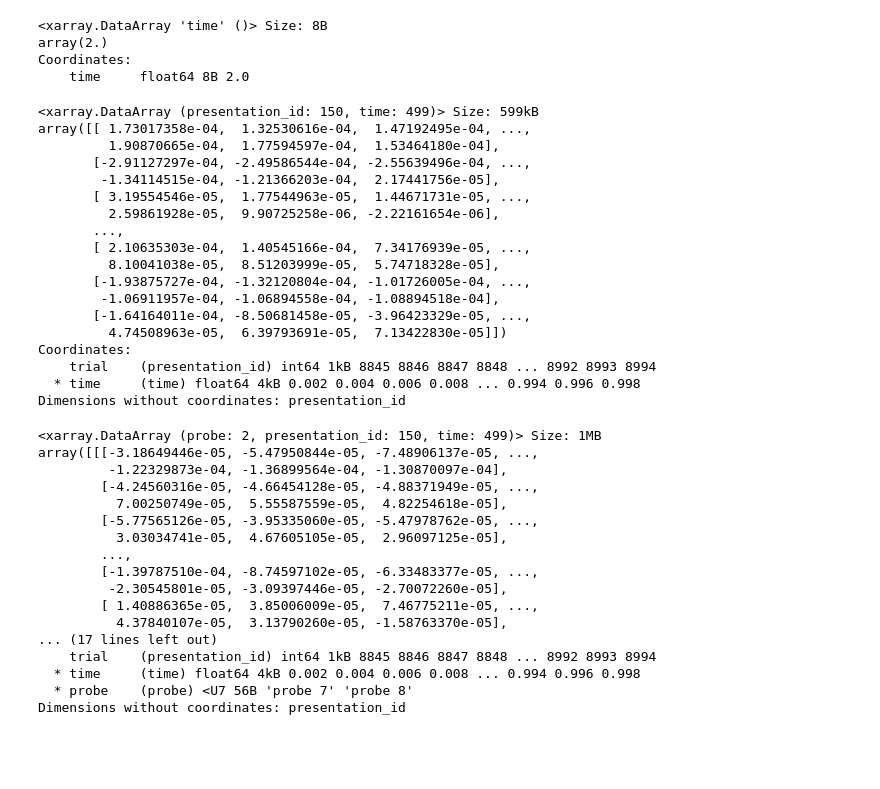
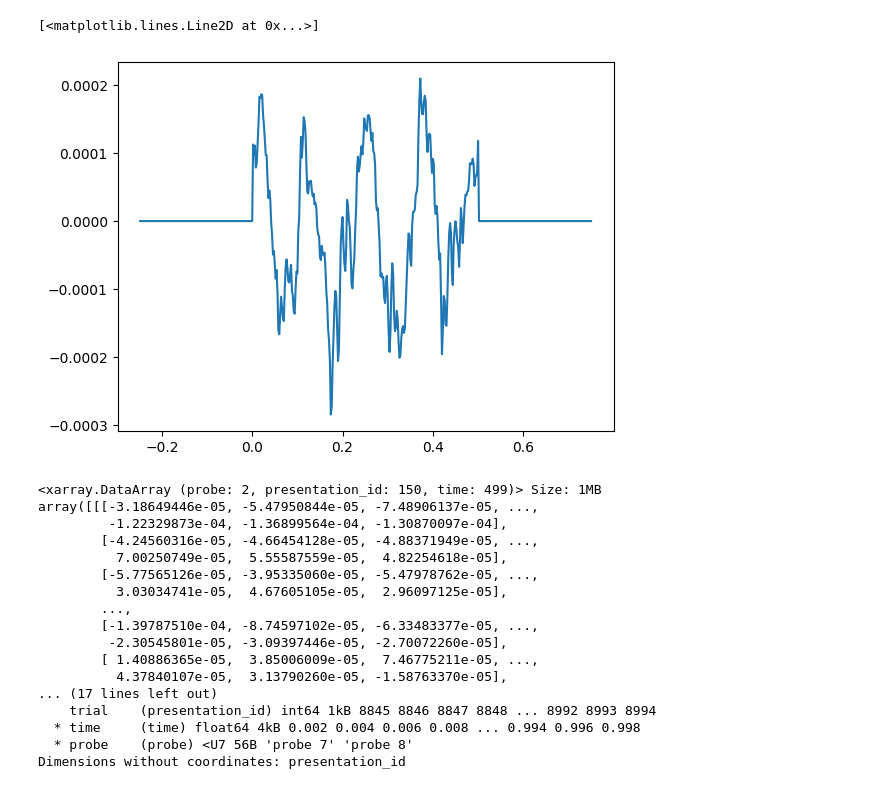
Before and after one commit to ntolley/aperiodic_shield, a Jupyter notebook: aperiodic.ipynb, the cells around one changed output. Drawn from its saved outputs; the diff is of its cells as text; code cells hidden in the pictures; blank space fills up the shorter version.

```diff
--- a/aperiodic.ipynb
+++ b/aperiodic.ipynb
@@ -24,7 +24,7 @@ subj_id = 2
 
 down_srate = 500
 roi = ['LGd', 'VISp']
-toi = [0, 2]
+toi = [0, .5]
 
 mice_sess = load_animals_oi()
 
@@ -43,34 +43,31 @@ ses_file = list(filter(lambda s: session in s, ses_files))
 
 with open(os.path.join(data_path,'results_lfp_layer', f'lfp_{subj}_{session}.pkl'), 'rb') as f:
     lfp = pickle.load(f)
-# %%
-lfp['LGd']['probe 7'].time[-1]
-# %% [output]
-<xarray.DataArray 'time' ()> Size: 8B
-array(2.)
-Coordinates:
-    time     float64 8B 2.0
-# %%
-lfp['LGd']['probe 7'].sel(time=(lfp['LGd']['probe 7'].time > 0) & (lfp['LGd']['probe 7'].time <1))
-# %% [output]
-<xarray.DataArray (presentation_id: 150, time: 499)> Size: 599kB
-array([[ 1.73017358e-04,  1.32530616e-04,  1.47192495e-04, ...,
-         1.90870665e-04,  1.77594597e-04,  1.53464180e-04],
-       [-2.91127297e-04, -2.49586544e-04, -2.55639496e-04, ...,
-        -1.34114515e-04, -1.21366203e-04,  2.17441756e-05],
-       [ 3.19554546e-05,  1.77544963e-05,  1.44671731e-05, ...,
-         2.59861928e-05,  9.90725258e-06, -2.22161654e-06],
-       ...,
-       [ 2.10635303e-04,  1.40545166e-04,  7.34176939e-05, ...,
-         8.10041038e-05,  8.51203999e-05,  5.74718328e-05],
-       [-1.93875727e-04, -1.32120804e-04, -1.01726005e-04, ...,
-        -1.06911957e-04, -1.06894558e-04, -1.08894518e-04],
-       [-1.64164011e-04, -8.50681458e-05, -3.96423329e-05, ...,
-         4.74508963e-05,  6.39793691e-05,  7.13422830e-05]])
-Coordinates:
-    trial    (presentation_id) int64 1kB 8845 8846 8847 8848 ... 8992 8993 8994
-  * time     (time) float64 4kB 0.002 0.004 0.006 0.008 ... 0.994 0.996 0.998
-Dimensions without coordinates: presentation_id
+# %%
+# concatenate probes recording from same structure into 3d arrays
+probe_names = sorted(lfp['LGd'].keys())
+
+# Expand each DataArray to include the "probe" dimension and assign coordinates
+arrays = [
+    lfp['LGd'][name].expand_dims('probe').assign_coords(probe=[name])
+    for name in probe_names
+]
+
+# concatenate data from the different channels or expand if there is only one probe
+lfp3d = xr.concat(arrays, dim='probe')
+lfp3d = lfp3d.sel(time=(lfp3d.time > toi[0]) & (lfp3d.time <= toi[1]))
+
+FS_LFP = 500
+if lfp3d.time[-1] < 1:
+    pad_length = int((FS_LFP-len(lfp3d.time))/2)
+    timevec = np.linspace(lfp3d.time[0]-(1/FS_LFP)*pad_length, lfp3d.time[-1]+(1/FS_LFP)*pad_length, len(lfp3d.time)+pad_length*2)
+    lfp3d = lfp3d.pad(time=(pad_length,pad_length), constant_values=0)
+    lfp3d['time'] = timevec
+# %%
+plt.plot(lfp3d.time, lfp3d.data[0][0,:])
+# %% [output]
+[<matplotlib.lines.Line2D at 0x...>]
+[figure, added]
 # %%
 unique_structures = ['LGd', 'VISp']
 
```
Also changed, not shown: 3 other files.
